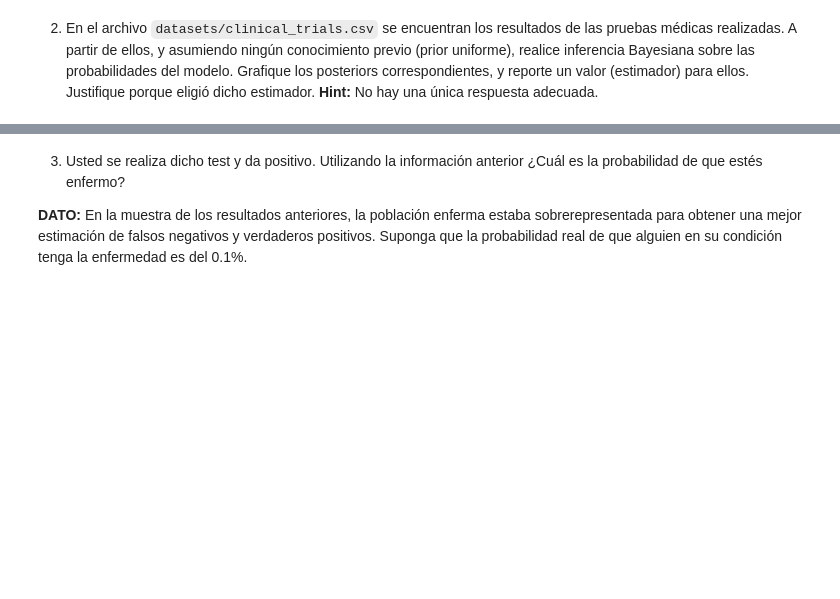
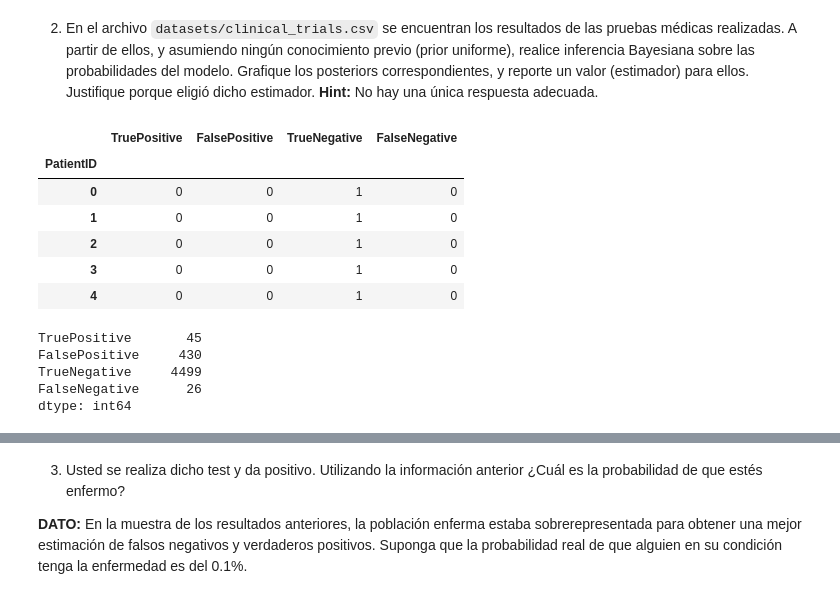
Before and after one commit to agustinfernandez/ML-UNSAM, a Jupyter notebook: Ejercicios_02_InferenciaBayesiana.ipynb, the cells around one changed output, grey strips where cells are left out. Saved outputs shown, nothing was run; the diff lists cells and outputs as text; code cells hidden in the pictures; blank space fills up the shorter version.

```diff
--- a/Ejercicios_02_InferenciaBayesiana.ipynb
+++ b/Ejercicios_02_InferenciaBayesiana.ipynb
@@ -332,0 +470,21 @@ from scipy.stats import dirichlet
+# %%
+df = pd.read_csv('datasets/clinical_trials.csv', index_col='PatientID')
+df.head()
+# %% [output]
+|  | TruePositive | FalsePositive | TrueNegative | FalseNegative |
+| PatientID |  |  |  |  |
+| 0 | 0 | 0 | 1 | 0 |
+| 1 | 0 | 0 | 1 | 0 |
+| 2 | 0 | 0 | 1 | 0 |
+| 3 | 0 | 0 | 1 | 0 |
+| 4 | 0 | 0 | 1 | 0 |
+# %%
+alphas = df.sum(axis=0)
+print(alphas)
+alphas = np.array(alphas)
+# %% [output]
+TruePositive       45
+FalsePositive     430
+TrueNegative     4499
+FalseNegative      26
+dtype: int64
```
Also changed, not shown: parts of 38 cells of this notebook.
